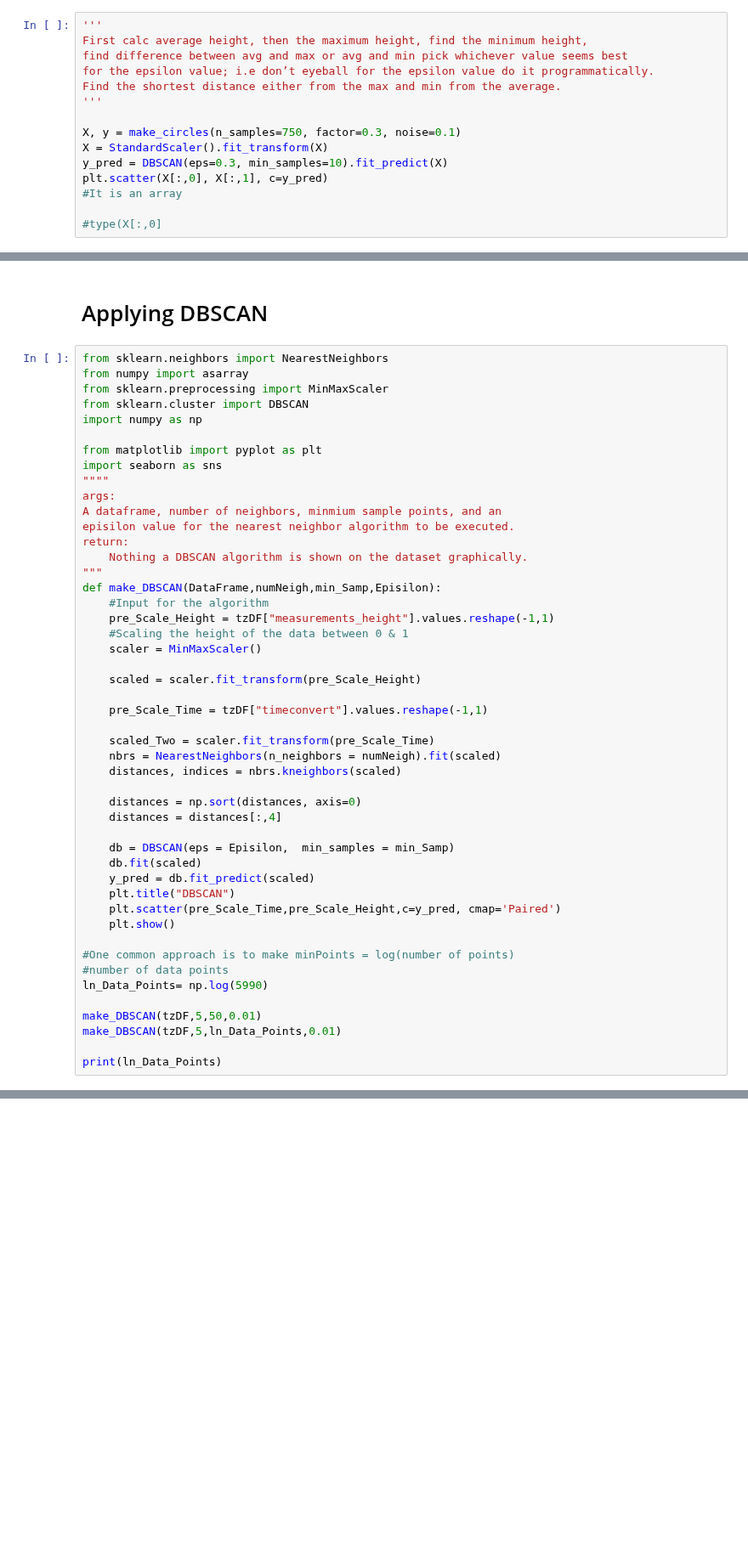
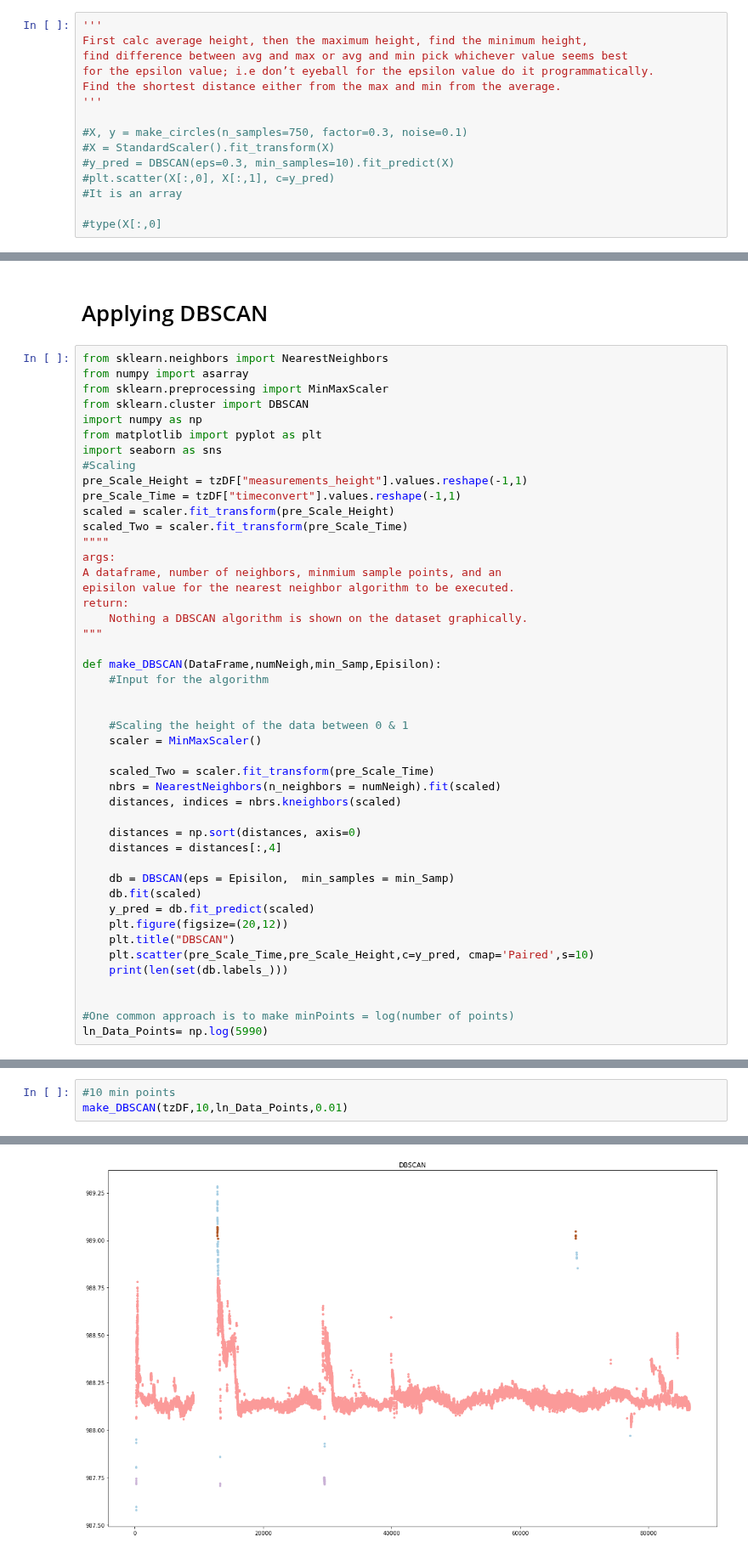
Before and after one commit to mylesm19/Volcanic_Activity_Detection, a Jupyter notebook: MM_01_Volcanic_activity_detection_and_noise_characterization_using_machine_learning.ipynb, the cells around one changed output, grey strips where cells are left out. Shown at 85% size. Cells and saved outputs as stored; diff of their text form; blank space fills up the shorter version.

```diff
--- a/MM_01_Volcanic_activity_detection_and_noise_characterization_using_machine_learning.ipynb
+++ b/MM_01_Volcanic_activity_detection_and_noise_characterization_using_machine_learning.ipynb
@@ -532,10 +585,10 @@ for the epsilon value; i.e don’t eyeball for the epsilon value do it programma
 Find the shortest distance either from the max and min from the average.
 '''
 
-X, y = make_circles(n_samples=750, factor=0.3, noise=0.1)
-X = StandardScaler().fit_transform(X)
-y_pred = DBSCAN(eps=0.3, min_samples=10).fit_predict(X)
-plt.scatter(X[:,0], X[:,1], c=y_pred)
+#X, y = make_circles(n_samples=750, factor=0.3, noise=0.1)
+#X = StandardScaler().fit_transform(X)
+#y_pred = DBSCAN(eps=0.3, min_samples=10).fit_predict(X)
+#plt.scatter(X[:,0], X[:,1], c=y_pred)
 #It is an array
 
 #type(X[:,0]
@@ -687,9 +748,13 @@ from numpy import asarray
 from sklearn.preprocessing import MinMaxScaler
 from sklearn.cluster import DBSCAN
 import numpy as np
-
 from matplotlib import pyplot as plt
 import seaborn as sns
+#Scaling
+pre_Scale_Height = tzDF["measurements_height"].values.reshape(-1,1)
+pre_Scale_Time = tzDF["timeconvert"].values.reshape(-1,1)
+scaled = scaler.fit_transform(pre_Scale_Height)
+scaled_Two = scaler.fit_transform(pre_Scale_Time)
 """"
 args:
 A dataframe, number of neighbors, minmium sample points, and an
@@ -697,15 +762,13 @@ episilon value for the nearest neighbor algorithm to be executed.
 return:
     Nothing a DBSCAN algorithm is shown on the dataset graphically.
 """
+
 def make_DBSCAN(DataFrame,numNeigh,min_Samp,Episilon):
     #Input for the algorithm
-    pre_Scale_Height = tzDF["measurements_height"].values.reshape(-1,1)
+
+
     #Scaling the height of the data between 0 & 1
     scaler = MinMaxScaler()
-
-    scaled = scaler.fit_transform(pre_Scale_Height)
-
-    pre_Scale_Time = tzDF["timeconvert"].values.reshape(-1,1)
 
     scaled_Two = scaler.fit_transform(pre_Scale_Time)
     nbrs = NearestNeighbors(n_neighbors = numNeigh).fit(scaled)
@@ -717,15 +780,11 @@ def make_DBSCAN(DataFrame,numNeigh,min_Samp,Episilon):
     db = DBSCAN(eps = Episilon,  min_samples = min_Samp)
     db.fit(scaled)
     y_pred = db.fit_predict(scaled)
+    plt.figure(figsize=(20,12))
     plt.title("DBSCAN")
-    plt.scatter(pre_Scale_Time,pre_Scale_Height,c=y_pred, cmap='Paired')
-    plt.show()
+    plt.scatter(pre_Scale_Time,pre_Scale_Height,c=y_pred, cmap='Paired',s=10)
+    print(len(set(db.labels_)))
+
 
 #One common approach is to make minPoints = log(number of points)
-#number of data points
 ln_Data_Points= np.log(5990)
-
-make_DBSCAN(tzDF,5,50,0.01)
-make_DBSCAN(tzDF,5,ln_Data_Points,0.01)
-
-print(ln_Data_Points)
@@ -773,0 +793,4 @@ plt.show()
+# %%
+#10 min points
+make_DBSCAN(tzDF,10,ln_Data_Points,0.01)
+# %% [output]
@@ -773,0 +798 @@ plt.show()
+[figure, added]
```
Also changed, not shown: parts of 43 cells of this notebook.
